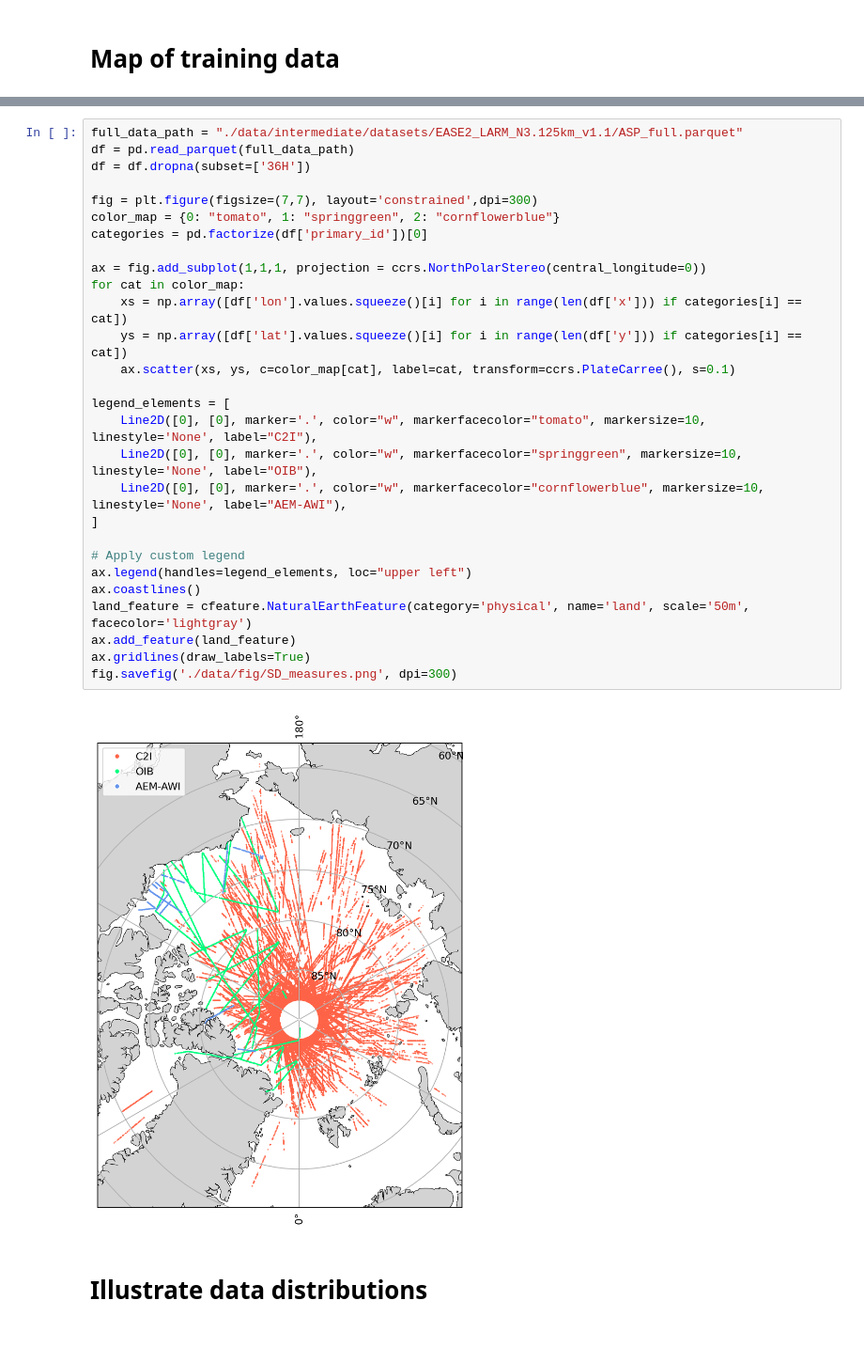
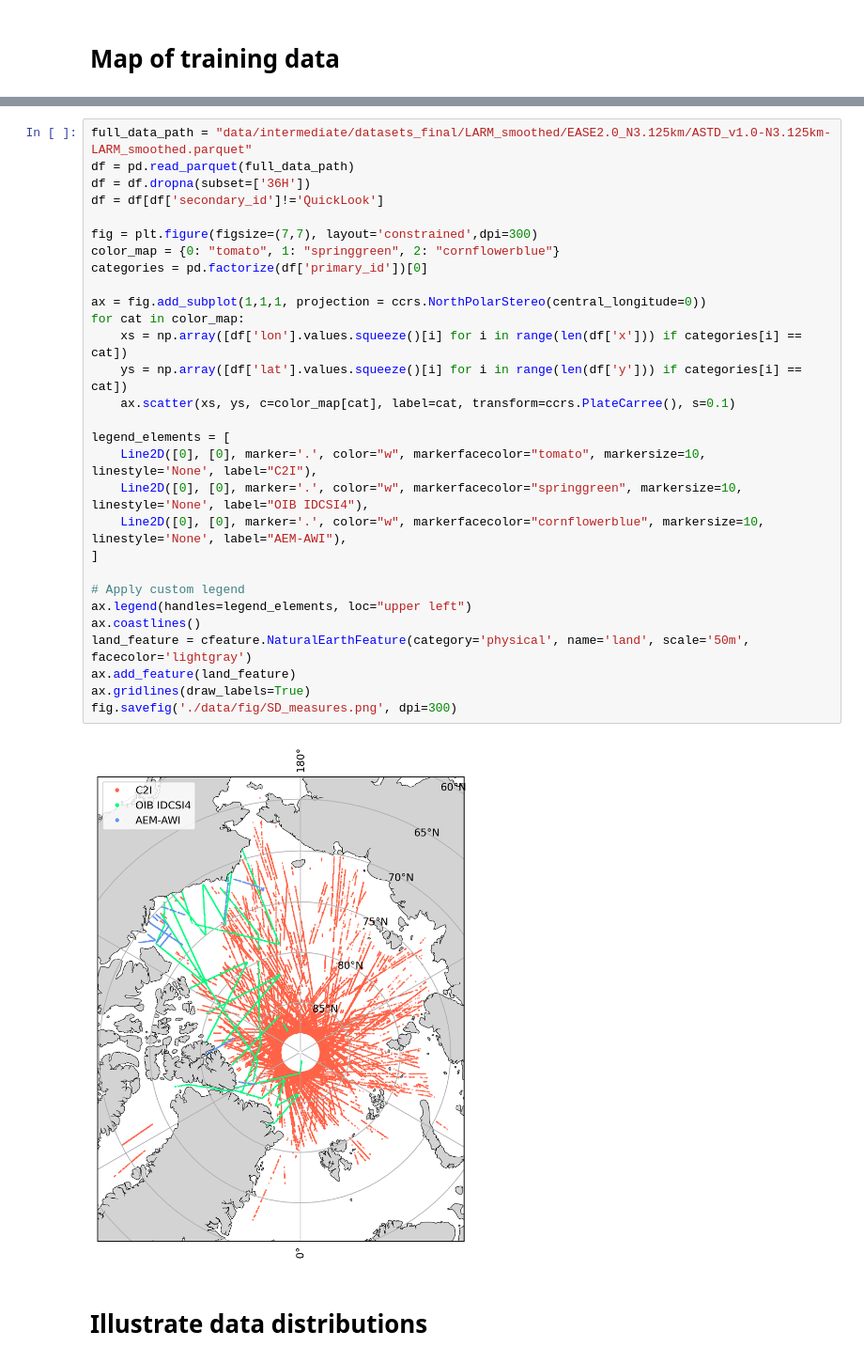
Before and after one commit to EHTellefsen/Arctic_Snow_Products, a Jupyter notebook: analysis/misc_visualizations.ipynb, the cells around one changed output, grey strips where cells are left out. Shown at 94% size. Drawn from its saved outputs; the diff is of its cells as text.

```diff
--- a/analysis/misc_visualizations.ipynb
+++ b/analysis/misc_visualizations.ipynb
@@ -62,33 +12,34 @@ ax.set_extent([-2500000, 2500000, -2000000, 3000000], crs=ccrs.NorthPolarStereo(
 # %%
-full_data_path = "./data/intermediate/datasets/EASE2_LARM_N3.125km_v1.1/ASP_full.parquet"
+full_data_path = "data/intermediate/datasets_final/LARM_smoothed/EASE2.0_N3.125km/ASTD_v1.0-N3.125km-LARM_smoothed.parquet"
 df = pd.read_parquet(full_data_path)
 df = df.dropna(subset=['36H'])
+df = df[df['secondary_id']!='QuickLook']
 
 fig = plt.figure(figsize=(7,7), layout='constrained',dpi=300)
 color_map = {0: "tomato", 1: "springgreen", 2: "cornflowerblue"}
 categories = pd.factorize(df['primary_id'])[0]
 
 ax = fig.add_subplot(1,1,1, projection = ccrs.NorthPolarStereo(central_longitude=0))
 for cat in color_map:
     xs = np.array([df['lon'].values.squeeze()[i] for i in range(len(df['x'])) if categories[i] == cat])
     ys = np.array([df['lat'].values.squeeze()[i] for i in range(len(df['y'])) if categories[i] == cat])
     ax.scatter(xs, ys, c=color_map[cat], label=cat, transform=ccrs.PlateCarree(), s=0.1)
 
 legend_elements = [
     Line2D([0], [0], marker='.', color="w", markerfacecolor="tomato", markersize=10, linestyle='None', label="C2I"),
-    Line2D([0], [0], marker='.', color="w", markerfacecolor="springgreen", markersize=10, linestyle='None', label="OIB"),
+    Line2D([0], [0], marker='.', color="w", markerfacecolor="springgreen", markersize=10, linestyle='None', label="OIB IDCSI4"),
     Line2D([0], [0], marker='.', color="w", markerfacecolor="cornflowerblue", markersize=10, linestyle='None', label="AEM-AWI"),
 ]
 
 # Apply custom legend
 ax.legend(handles=legend_elements, loc="upper left")
 ax.coastlines()
 land_feature = cfeature.NaturalEarthFeature(category='physical', name='land', scale='50m', facecolor='lightgray')
 ax.add_feature(land_feature)
 ax.gridlines(draw_labels=True)
 fig.savefig('./data/fig/SD_measures.png', dpi=300)
 # %% [output]
-[figure, old version]
+[figure, new version]
 # %% [markdown]
 # Illustrate data distributions
 # %%
```
Also changed, not shown: parts of 4 cells of this notebook, 4 other files.
